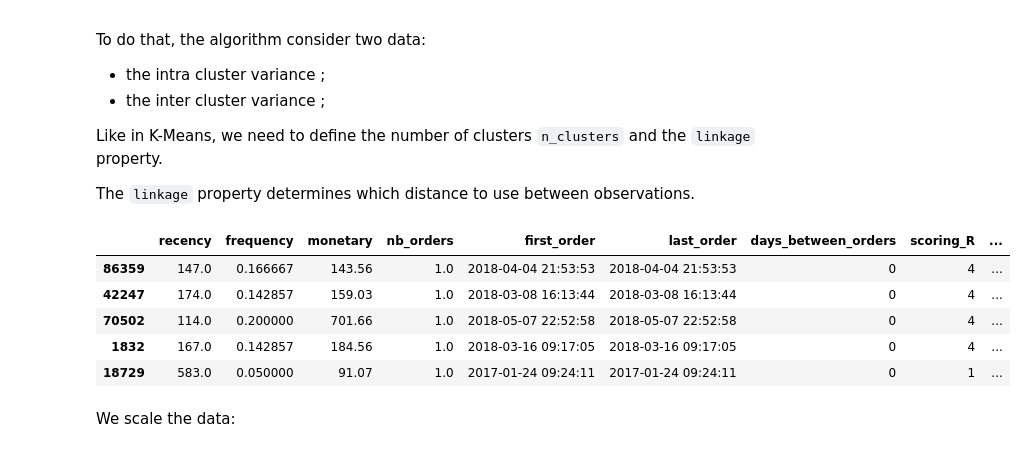
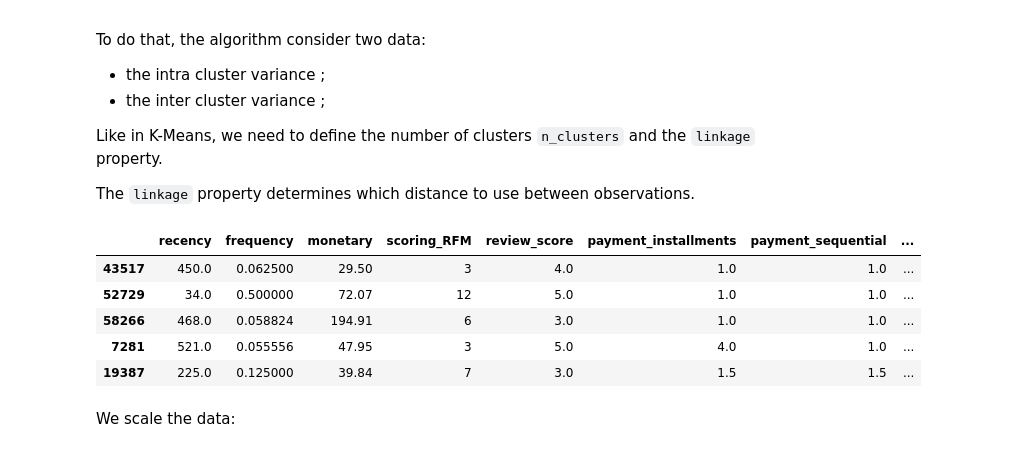
Before and after one commit to mickaelandrieu/unsupervised-ecommerce-clustering, a Jupyter notebook: notebooks/modelisations/RFMSPPL/HierarchicalClustering.ipynb, the cells around one changed output. Saved outputs shown, nothing was run; the diff lists cells and outputs as text; code cells hidden in the pictures.

```diff
--- a/notebooks/modelisations/RFMSPPL/HierarchicalClustering.ipynb
+++ b/notebooks/modelisations/RFMSPPL/HierarchicalClustering.ipynb
@@ -15,24 +15,26 @@ The `linkage` property determines which distance to use between observations.
 # %%
 import pandas as pd
 import plotly.express as px
 from sklearn.model_selection import train_test_split
+from sklearn.cluster import AgglomerativeClustering
+from sklearn import metrics
 
 rfmsppl = pd.read_csv("./../../../output/rfmsppl.csv")
 
 y = rfmsppl["review_score"]
 
 X_train, X_test, y_train, y_test = train_test_split(
     rfmsppl, y, test_size=0.2, random_state=42, stratify=y
 )
-rfmsppl = X_test
+X = X_test[['recency', 'frequency', 'monetary', 'scoring_RFM', 'review_score', 'payment_installments', 'payment_sequential', 'payment_mean_boleto_value', 'payment_mean_voucher_value', 'payment_mean_debit_card_value', 'payment_mean_credit_card_value', 'nb_products']]
 
-rfmsppl.head()
+X.head()
 # %% [output]
-|  | recency | frequency | monetary | nb_orders | first_order | last_order | days_between_orders | scoring_R | ... |
-| 86359 | 147.0 | 0.166667 | 143.56 | 1.0 | 2018-04-04 21:53:53 | 2018-04-04 21:53:53 | 0 | 4 | ... |
-| 42247 | 174.0 | 0.142857 | 159.03 | 1.0 | 2018-03-08 16:13:44 | 2018-03-08 16:13:44 | 0 | 4 | ... |
-| 70502 | 114.0 | 0.200000 | 701.66 | 1.0 | 2018-05-07 22:52:58 | 2018-05-07 22:52:58 | 0 | 4 | ... |
-| 1832 | 167.0 | 0.142857 | 184.56 | 1.0 | 2018-03-16 09:17:05 | 2018-03-16 09:17:05 | 0 | 4 | ... |
-| 18729 | 583.0 | 0.050000 | 91.07 | 1.0 | 2017-01-24 09:24:11 | 2017-01-24 09:24:11 | 0 | 1 | ... |
+|  | recency | frequency | monetary | scoring_RFM | review_score | payment_installments | payment_sequential | ... |
+| 43517 | 450.0 | 0.062500 | 29.50 | 3 | 4.0 | 1.0 | 1.0 | ... |
+| 52729 | 34.0 | 0.500000 | 72.07 | 12 | 5.0 | 1.0 | 1.0 | ... |
+| 58266 | 468.0 | 0.058824 | 194.91 | 6 | 3.0 | 1.0 | 1.0 | ... |
+| 7281 | 521.0 | 0.055556 | 47.95 | 3 | 5.0 | 4.0 | 1.0 | ... |
+| 19387 | 225.0 | 0.125000 | 39.84 | 7 | 3.0 | 1.5 | 1.5 | ... |
 # %% [markdown]
 We scale the data:
```
Also changed, not shown: parts of 10 cells of this notebook, 4 other files.
